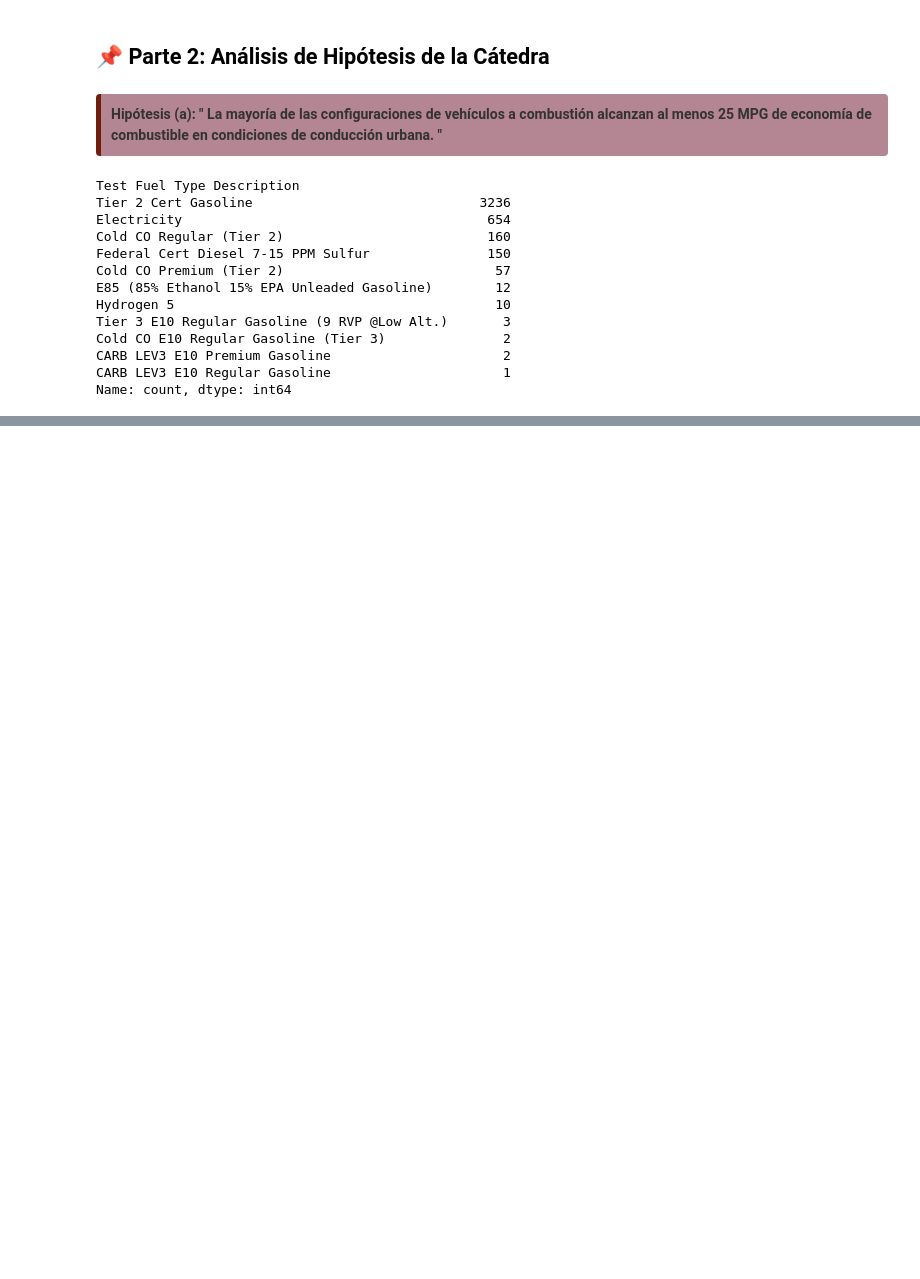
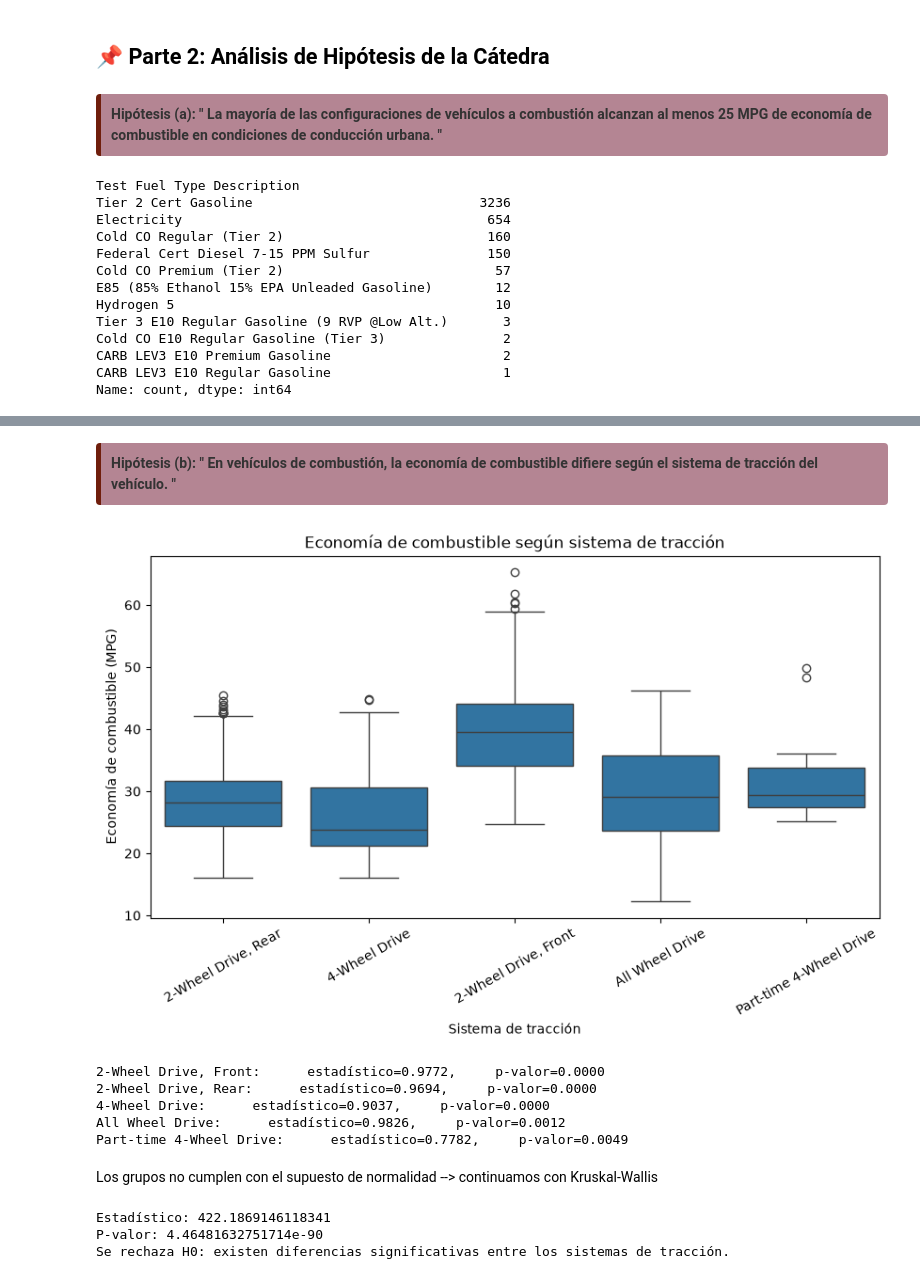
Before and after one commit to abiordorica13/TPEFUNDAMENTOS, a Jupyter notebook: Untitled-1.ipynb, the cells around one changed output, grey strips where cells are left out. Cells and saved outputs as stored; diff of their text form; code cells hidden in the pictures; blank space fills up the shorter version.

```diff
--- a/Untitled-1.ipynb
+++ b/Untitled-1.ipynb
@@ -1836,0 +1826,68 @@ plt.show()
+# %% [markdown]
+<div style="background-color: #b48593; padding: 10px; border-left: 5px solid #6f1e0c; border-radius: 4px; color: #333;">
+<strong> Hipótesis (b): " En vehículos de combustión, la economía de combustible difiere según el
+sistema de tracción del vehículo. "
+</div>
+# %%
+# Filtramos los vehículos a combustión y quitamos los registros que no tengan información de MPG o de tracción.
+df_traccion = df_limpio[df_limpio["Test Fuel Type Description"].isin(combustibles_combustion)].copy()
+
+df_traccion = df_traccion.dropna(subset=["RND_ADJ_FE", "Drive System Description"])
+
+# Agrupamos los registros que pertenecen a una misma configuración de vehículo y calculamos su MPG promedio.
+df_traccion = (
+    df_traccion.groupby([
+        "Veh Mfr Code",
+        "Test Vehicle ID",
+        "Test Veh Configuration #",
+        "Drive System Description"
+    ], as_index=False)
+    .agg(MPG=("RND_ADJ_FE", "mean"))
+)
+
+plt.figure(figsize=(10, 5))
+
+sns.boxplot(data=df_traccion,x="Drive System Description", y="MPG")
+
+plt.title("Economía de combustible según sistema de tracción")
+plt.xlabel("Sistema de tracción")
+plt.ylabel("Economía de combustible (MPG)")
+plt.xticks(rotation=30)
+plt.show()
+# %% [output]
+[figure, added]
+# %%
+# Evaluamos la normalidad grupo por grupo (según el sistema de tracción) usando la prueba de Shapiro-Wilk
+
+for nombre, grupo in df_traccion.groupby("Drive System Description"):
+    stat, p = shapiro(grupo["MPG"])
+    print(f"{nombre}:      estadístico={stat:.4f},     p-valor={p:.4f}")
+# %% [output]
+2-Wheel Drive, Front:      estadístico=0.9772,     p-valor=0.0000
+2-Wheel Drive, Rear:      estadístico=0.9694,     p-valor=0.0000
+4-Wheel Drive:      estadístico=0.9037,     p-valor=0.0000
+All Wheel Drive:      estadístico=0.9826,     p-valor=0.0012
+Part-time 4-Wheel Drive:      estadístico=0.7782,     p-valor=0.0049
+# %% [markdown]
+Los grupos no cumplen con el supuesto de normalidad --> continuamos con Kruskal-Wallis
+# %%
+# kruskal-wallis para comparar la economía de combustible entre los cinco sistemas de tracción.
+
+grupos = [                                                                      # una lista de listas, donde cada sublista contiene los valores de RND_ADJ_FE para un sistema de tracción específico
+    grupo["MPG"].values
+    for _, grupo in df_traccion.groupby("Drive System Description")             # el guion bajo _ indica que no nos interesa el nombre del grupo, solo los datos del grupo.
+]
+
+estadistico, p_valor = kruskal(*grupos)
+
+print("Estadístico:", estadistico)
+print("P-valor:", p_valor)
+
+if p_valor < 0.05:
+    print("Se rechaza H0: existen diferencias significativas entre los sistemas de tracción.")
+else:
+    print("No se rechaza H0: no hay evidencia suficiente de diferencias.")
+# %% [output]
+Estadístico: 422.1869146118341
+P-valor: 4.46481632751714e-90
+Se rechaza H0: existen diferencias significativas entre los sistemas de tracción.
```
Also changed, not shown: parts of 25 cells of this notebook.
